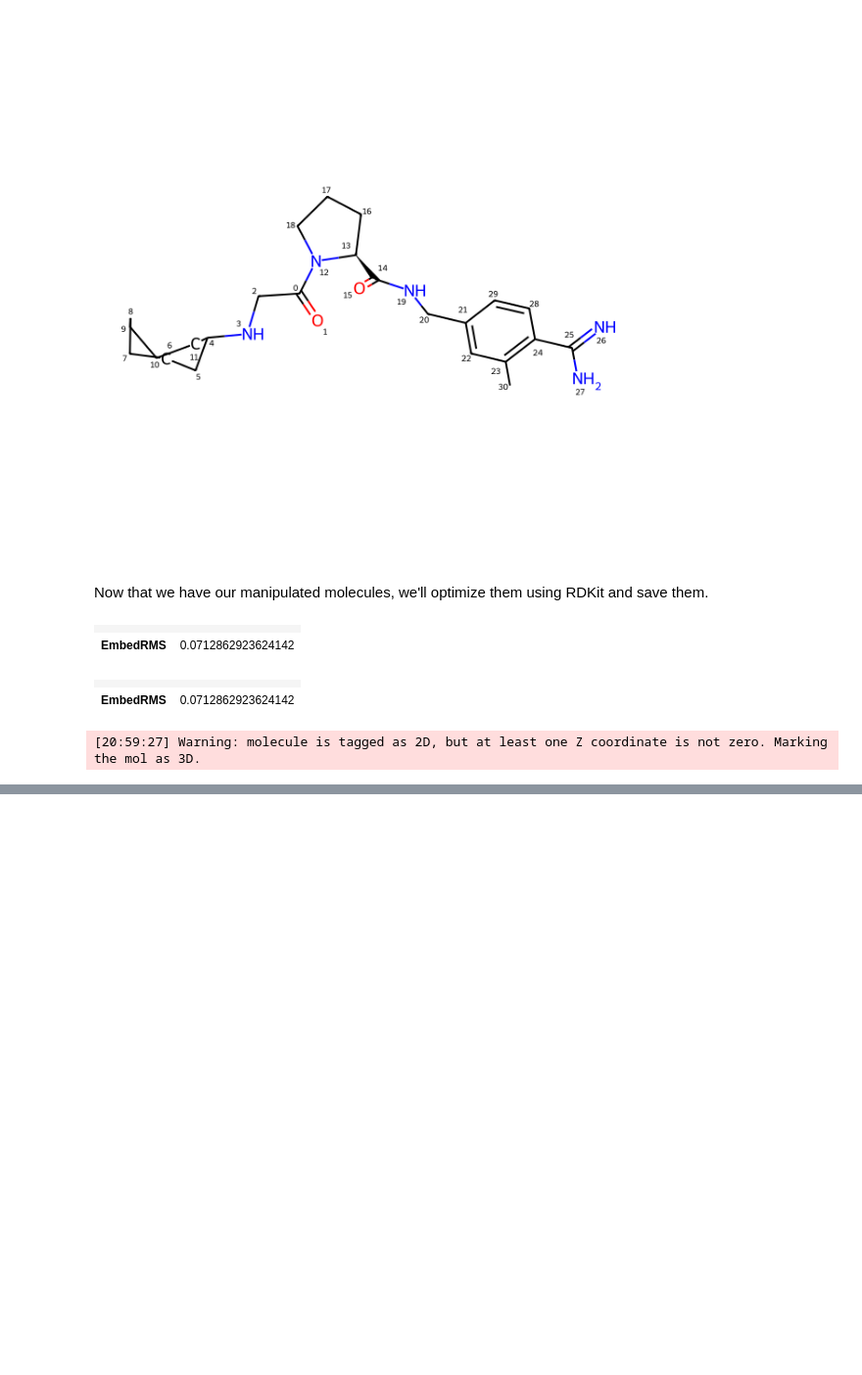
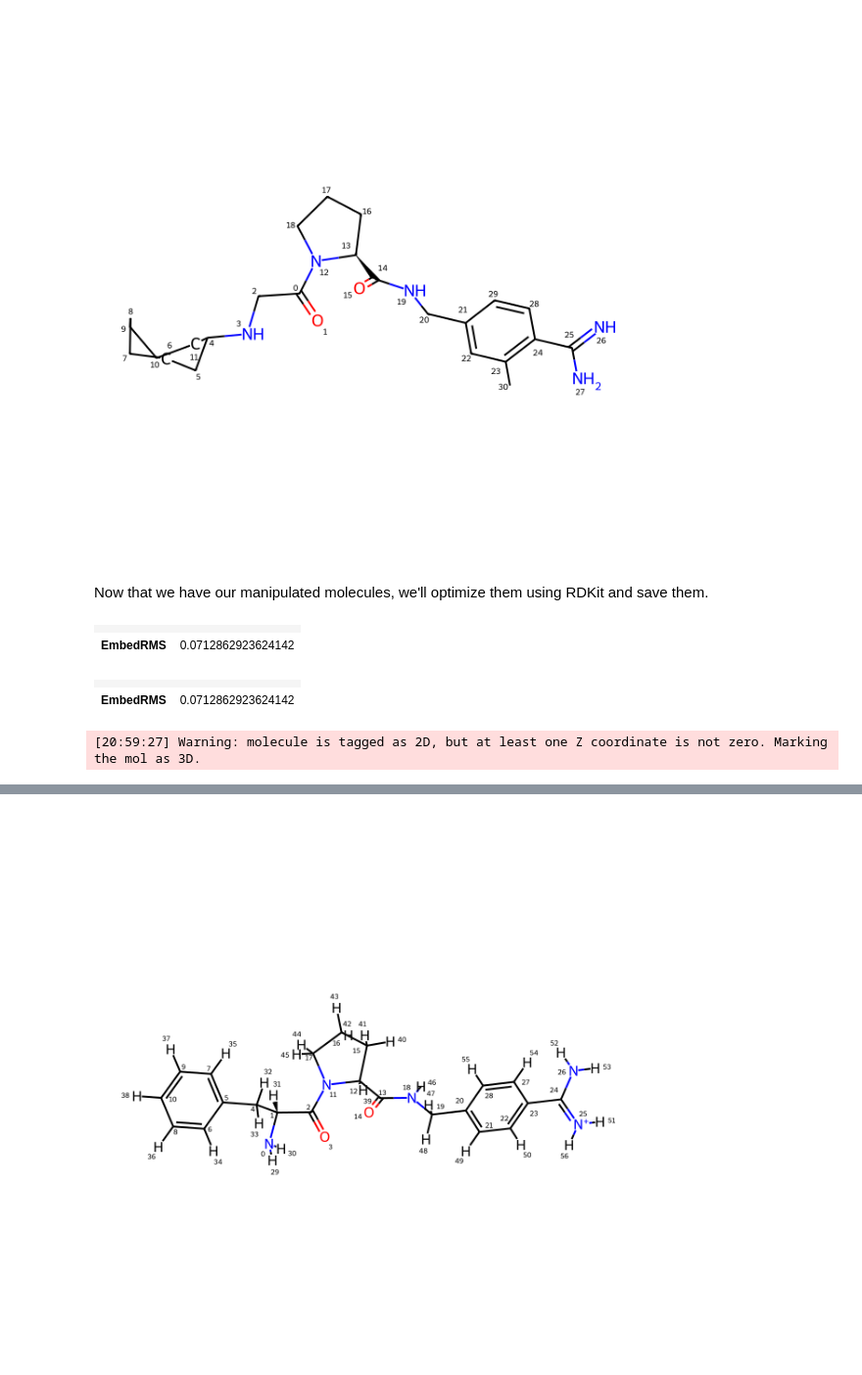
Before and after one commit to Arjun1425/Python-For-Cheminformatics-Driven-Molecular-Docking-rcsb, a Jupyter notebook: Molecular Docking.ipynb, the cells around one changed output, grey strips where cells are left out. Shown at 98% size. Drawn from its saved outputs; the diff is of its cells as text; code cells hidden in the pictures; blank space fills up the shorter version.

```diff
--- a/Molecular Docking.ipynb
+++ b/Molecular Docking.ipynb
@@ -331,0 +342,4 @@ ligand32 =Chem.Mol
+# %%
+mod_ligand_OH = Chem.MolFromMolFile("ligands/32U_ideal.sdf", removeHs = False)
+mod_ligand_OH
+# %% [output]
@@ -331,0 +347 @@ ligand32 =Chem.Mol
+[figure, added]
```
Also changed, not shown: parts of 37 cells of this notebook.
